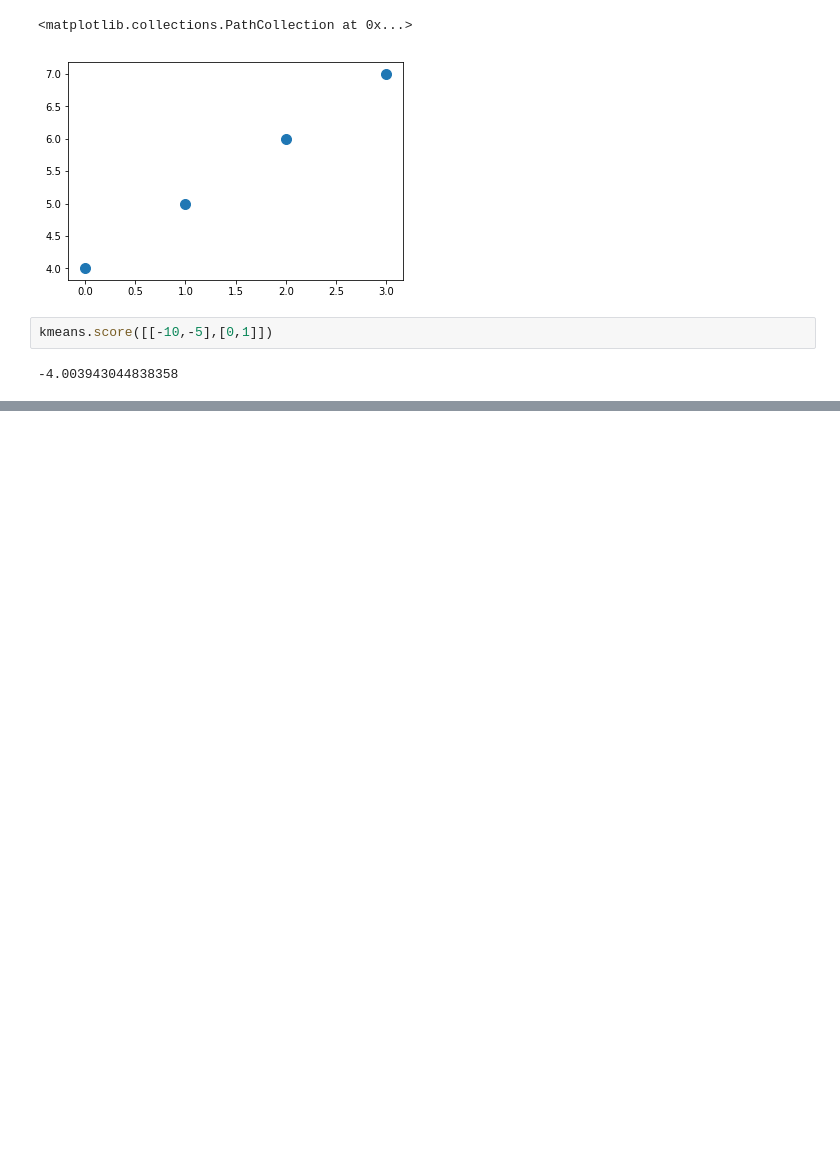
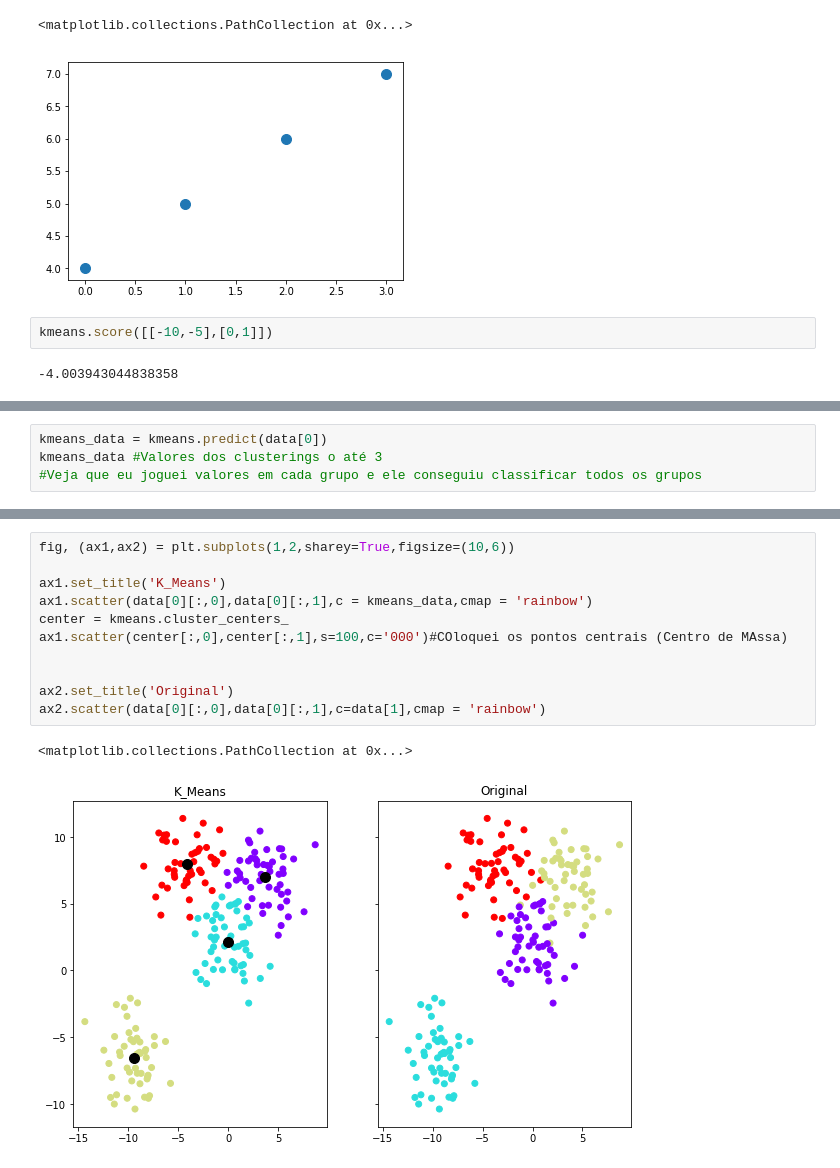
Before and after one commit to miguelzeph/Data_Science_Base, a Jupyter notebook: 04_Data_Science_parte1/09_Kmeans_Clustering.ipynb, the cells around one changed output, grey strips where cells are left out. Drawn from its saved outputs; the diff is of its cells as text; blank space fills up the shorter version.

```diff
--- a/04_Data_Science_parte1/09_Kmeans_Clustering.ipynb
+++ b/04_Data_Science_parte1/09_Kmeans_Clustering.ipynb
@@ -176,0 +185,4 @@ kmeans.score([[-10,-5],[0,1]])
+# %%
+kmeans_data = kmeans.predict(data[0])
+kmeans_data #Valores dos clusterings o até 3
+#Veja que eu joguei valores em cada grupo e ele conseguiu classificar todos os grupos
@@ -176,0 +200,14 @@ kmeans.score([[-10,-5],[0,1]])
+# %%
+fig, (ax1,ax2) = plt.subplots(1,2,sharey=True,figsize=(10,6))
+
+ax1.set_title('K_Means')
+ax1.scatter(data[0][:,0],data[0][:,1],c = kmeans_data,cmap = 'rainbow')
+center = kmeans.cluster_centers_
+ax1.scatter(center[:,0],center[:,1],s=100,c='000')#COloquei os pontos centrais (Centro de MAssa)
+
+
+ax2.set_title('Original')
+ax2.scatter(data[0][:,0],data[0][:,1],c=data[1],cmap = 'rainbow')
+# %% [output]
+<matplotlib.collections.PathCollection at 0x...>
+[figure, added]
```
Also changed, not shown: parts of 6 cells of this notebook.
